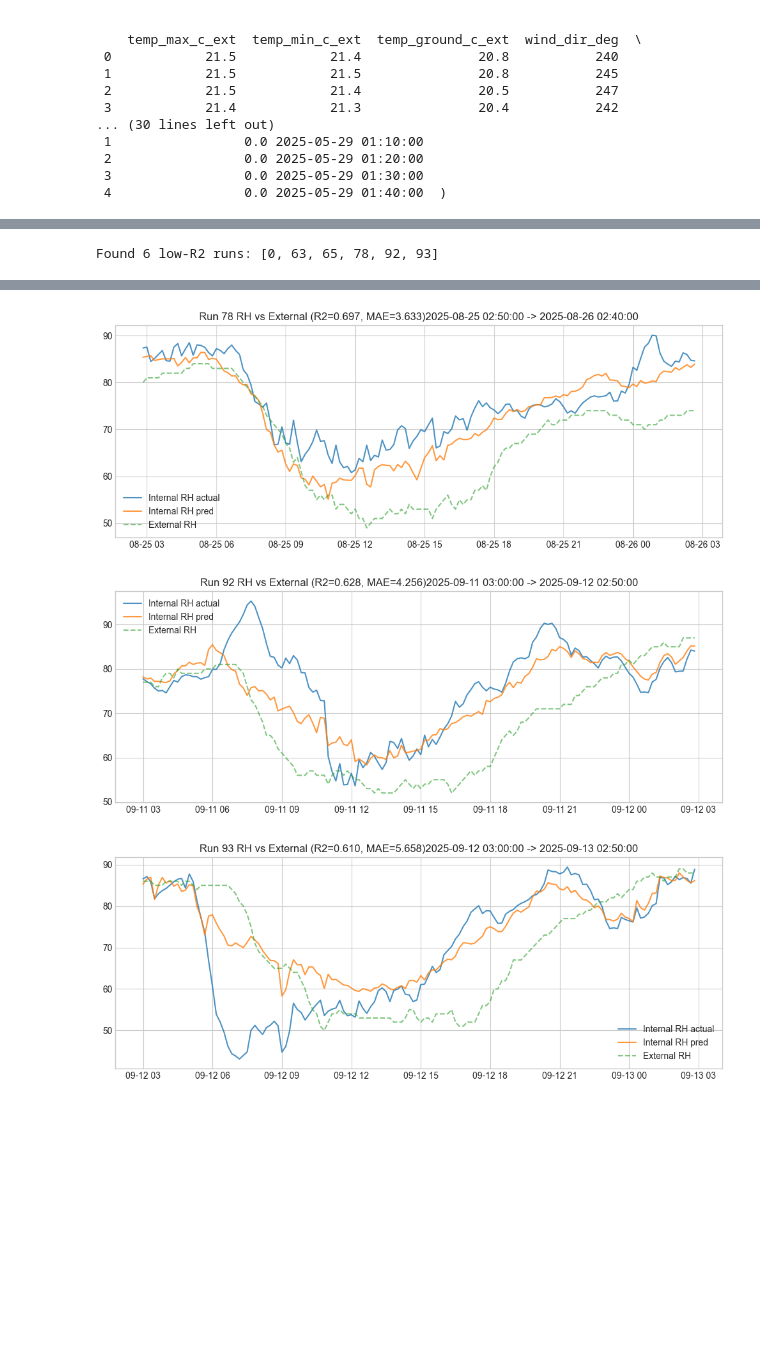
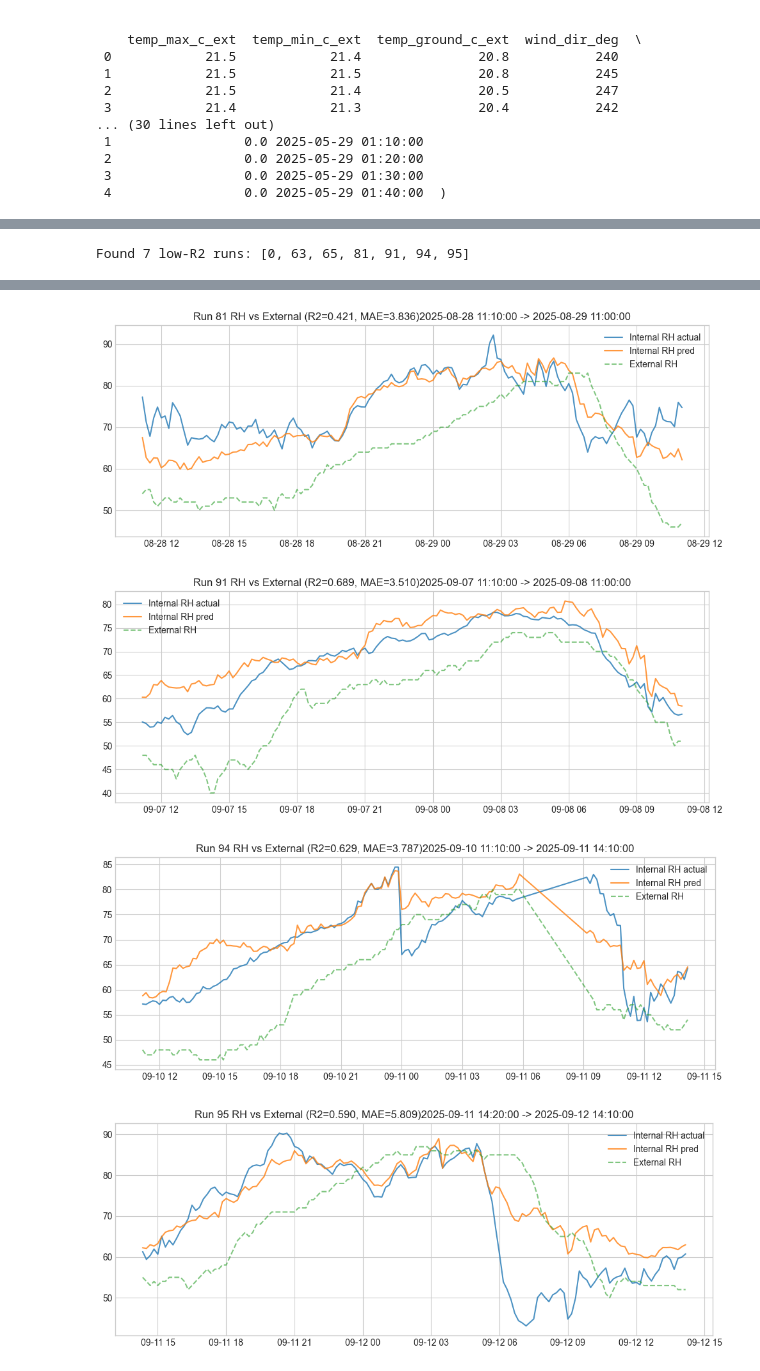
Before and after one commit to EliyahuEden/Predictive_Modeling_Of_Rootzone_Variables_Using_Greenhouse_Data, a Jupyter notebook: greenhouse_time_series_walkforward.ipynb, the cells around one changed output, grey strips where cells are left out. Cells and saved outputs as stored; diff of their text form; code cells hidden in the pictures; blank space fills up the shorter version.

```diff
--- a/greenhouse_time_series_walkforward.ipynb
+++ b/greenhouse_time_series_walkforward.ipynb
@@ -314,6 +298,8 @@ def walk_forward(df, feature_cols, target_cols, model, train_window=TRAIN_WINDOW
             pred_t = model_t.predict(test[feat_cols_t])
             preds_run[t_col] = pred_t
             metric[f"mae_{t_col}"] = mean_absolute_error(test[t_col], pred_t)
+            mse = mean_squared_error(test[t_col], pred_t)
+            metric[f"rmse_{t_col}"] = np.sqrt(mse)
             metric[f"r2_{t_col}"] = r2_score(test[t_col], pred_t)
 
         metrics.append(metric)
@@ -333,7 +319,7 @@ def walk_forward(df, feature_cols, target_cols, model, train_window=TRAIN_WINDOW
         )
         for t_col in target_cols:
             print(
-                f"  {t_col}: MAE={metric[f'mae_{t_col}']:.4f}, R2={metric[f'r2_{t_col}']:.4f}"
+                f"  {t_col}: MAE={metric[f'mae_{t_col}']:.4f}, RMSE={metric[f'rmse_{t_col}']:.4f}, R2={metric[f'r2_{t_col}']:.4f}"
             )
 
         run += 1
@@ -365,19 +351,31 @@ pred_latest = (
 data_stage2 = data.merge(pred_latest, on="timestamp", how="left")
 
 # Stage 2: RH using externals + stage1 predictions (no actual internals)
-rh_features = [c for c in feature_cols if c not in stage1_targets + ["internal_rh_pct"]] + [f"pred_{t}" for t in stage1_targets]
+rh_features = [c for c in feature_cols if c not in stage1_targets + ["internal_rh_pct"]]
 metrics_rh, preds_rh = walk_forward(data_stage2, rh_features, ["internal_rh_pct"], base_estimator, max_train_rows=MAX_TRAIN_ROWS)
 display(metrics_rh)
 
-avg_mae = metrics_rh[[c for c in metrics_rh.columns if c.startswith("mae_")]].mean()
-avg_r2 = metrics_rh[[c for c in metrics_rh.columns if c.startswith("r2_")]].mean()
-summary = pd.DataFrame([{"variable": "internal_rh_pct", "mae": avg_mae["mae_internal_rh_pct"], "r2": avg_r2["r2_internal_rh_pct"]}])
+def summarize_metrics(metrics_df, targets):
+    rows = []
+    for t in targets:
+        row = {"variable": t}
+        for metric in ("mae", "rmse", "r2"):
+            col = f"{metric}_{t}"
+            if col in metrics_df:
+                row[metric] = metrics_df[col].mean()
+        rows.append(row)
+    return rows
+
+summary_rows = []
+summary_rows += summarize_metrics(metrics_stage1, stage1_targets)
+summary_rows += summarize_metrics(metrics_rh, ["internal_rh_pct"])
+summary = pd.DataFrame(summary_rows)
 display(summary)
 
 # Optional saves
-# metrics_stage1.to_csv("stage1_metrics.csv", index=False)
-# preds_stage1.to_csv("stage1_predictions.csv", index=False)
-# metrics_rh.to_csv("rh_metrics_stage2.csv", index=False)
-# preds_rh.to_csv("rh_predictions_stage2.csv", index=False)
+metrics_stage1.to_csv("stage1_metrics.csv", index=False)
+preds_stage1.to_csv("stage1_predictions.csv", index=False)
+metrics_rh.to_csv("rh_metrics_stage2.csv", index=False)
+preds_rh.to_csv("rh_predictions_stage2.csv", index=False)
 # %% [output]
 Run 0: train 1440 rows (2025-05-29 01:00:00 -> 2025-06-08 00:50:00), test 144 rows (2025-06-08 01:00:00 -> 2025-06-09 00:50:00)
@@ -494,8 +505,11 @@ plt.show()
 # %%
 # Plot internal RH vs external RH for runs with low R2 (<0.7)
-bad_runs = metrics_df[metrics_df.get("r2_internal_rh_pct", 1) < 0.7]
+# metrics_df/preds_df come from stage-2 RH walk-forward
+metrics_df = metrics_rh
+preds_df = preds_rh
+bad_runs = metrics_df[metrics_df.get('r2_internal_rh_pct', 1) < 0.7]
 if bad_runs.empty:
-    print("No runs with r2_internal_rh_pct < 0.7")
+    print('No runs with r2_internal_rh_pct < 0.7')
 else:
     print(f"Found {len(bad_runs)} low-R2 runs: {bad_runs['run'].tolist()}")
     for _, row in bad_runs.iterrows():
@@ -507,7 +521,7 @@ else:
         # external RH from original data in the test window
         ext_slice = data[(data['timestamp'] >= test_start) & (data['timestamp'] <= test_end)][['timestamp', 'rel_humidity_ext']]
         if sub_pred.empty or ext_slice.empty:
-            print(f"Run {r}: missing data; skipping")
+            print(f'Run {r}: missing data; skipping')
             continue
         merged = sub_pred.merge(ext_slice, on='timestamp', how='left')
         plt.figure(figsize=(10, 4))
@@ -522,4 +536,4 @@ else:
         plt.tight_layout()
         plt.show()
 # %% [output]
-Found 6 low-R2 runs: [0, 63, 65, 78, 92, 93]
+Found 7 low-R2 runs: [0, 63, 65, 81, 91, 94, 95]
@@ -529,3 +543,4 @@ Found 6 low-R2 runs: [0, 63, 65, 78, 92, 93]
-[figure, old version]
+[figure, new version]
-[figure, old version]
+[figure, new version]
-[figure, old version]
+[figure, new version]
+[figure, added]
```
Also changed, not shown: parts of 8 cells of this notebook, 4 other files.
